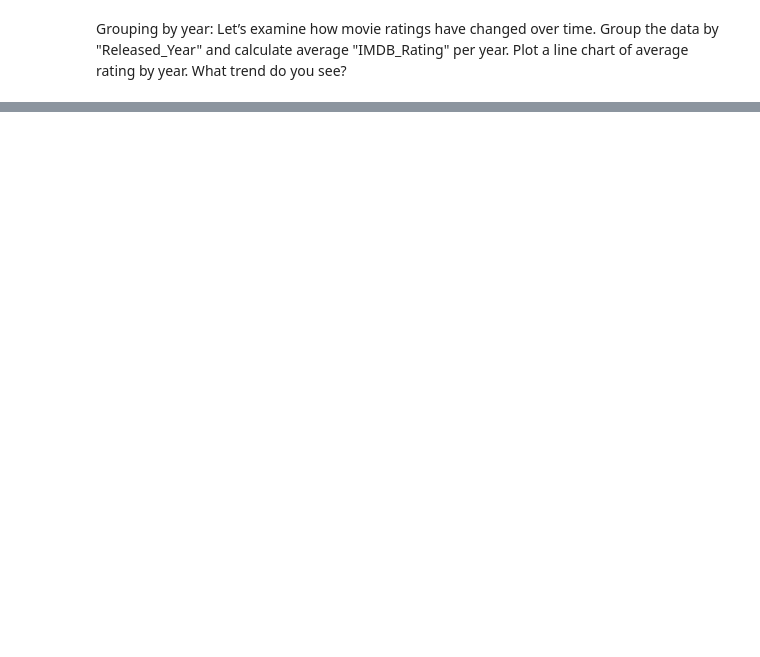
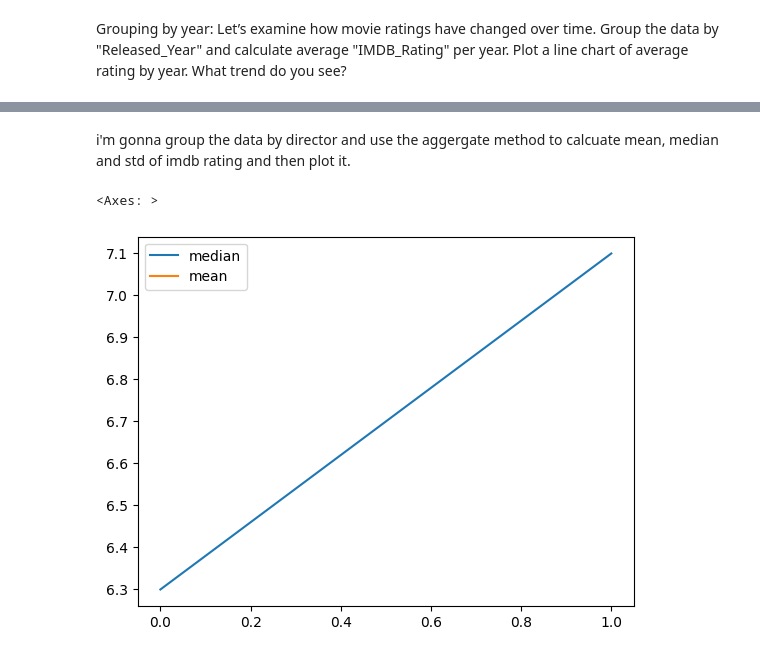
Before and after one commit to darshanchids/Advanced-Python-Adventures, a Jupyter notebook: Data Exploration of IMDB data set.ipynb, the cells around one changed output, grey strips where cells are left out. Cells and saved outputs as stored; diff of their text form; code cells hidden in the pictures; blank space fills up the shorter version.

```diff
--- a/Data Exploration of IMDB data set.ipynb
+++ b/Data Exploration of IMDB data set.ipynb
@@ -192,0 +257,7 @@ rating by year. What trend do you see?
+# %% [markdown]
+i'm gonna group the data by director and use the aggergate method to calcuate mean, median and std of imdb rating and then plot it.
+# %%
+df.groupby('Director')['Rating'].agg(['median', 'mean']).agg(pd.Series.mode).plot()
+# %% [output]
+<Axes: >
+[figure, added]
```
Also changed, not shown: parts of 31 cells of this notebook.
